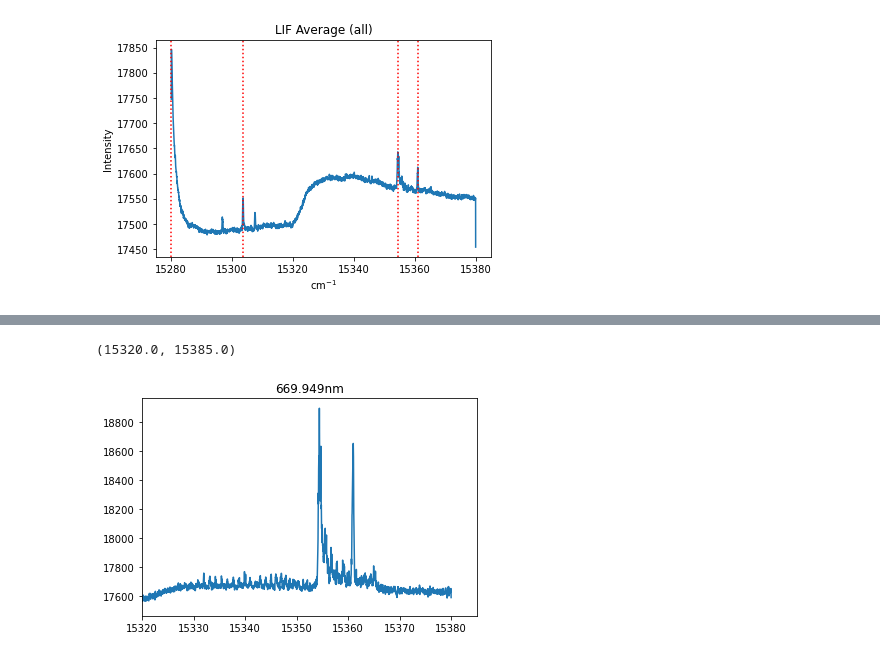
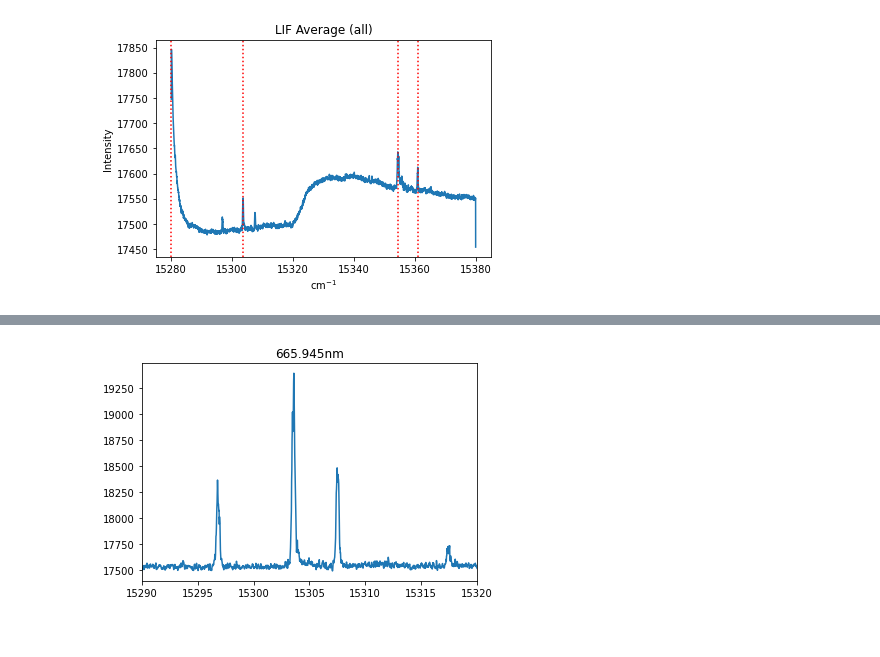
Before and after one commit to c-nielson/Heaven-Lab-Program-Repo, a Jupyter notebook: 2D Grapher.ipynb, the cells around one changed output, grey strips where cells are left out. Saved outputs shown, nothing was run; the diff lists cells and outputs as text; code cells hidden in the pictures.

Commit message:
Small adjustments to notebook; xlim and image saving

```diff
--- a/2D Grapher.ipynb
+++ b/2D Grapher.ipynb
@@ -93,0 +66,26 @@ slices = _2D_Utils.auto_slice(data_medfilt, DF_pts, LIF_pts, DF_min=DF_slice_min
+# %%
+desired_DF_prominence = 40
+desired_DF_width = 5
+# Change the above lines to determine peak selection sensitivity for DF slices
+
+desired_LIF_prominence = 75
+desired_LIF_width = 2
+# Change the above lines to determine peak selection sensitivity for LIF slices
+
+DF_slice_min = 15300
+DF_slice_max = 15310
+# Change the above lines to limit area of selection for DF slices; None will take average over all points
+
+df = _2D_Utils.DF_slice(data_medfilt, LIF_pts, DF_slice_min, DF_slice_max)
+
+df_peaks, _ = _2D_Utils.get_peaks(df, desired_DF_prominence, desired_DF_width)
+
+plt.plot(DF_pts, df)
+for peak in df_peaks:
+    plt.axvline(x=DF_pts[peak], color='r', linestyle=':')
+
+plt.title("DF Average (all)")
+plt.xlabel("nm")
+plt.ylabel("Intensity")
+
+slices = _2D_Utils.auto_slice(data_medfilt, DF_pts, LIF_pts, DF_min=DF_slice_min, DF_max=DF_slice_max, DF_prominence=desired_DF_prominence, LIF_prominence=desired_LIF_prominence, DF_width=desired_DF_width, LIF_width=desired_LIF_width)
@@ -98,14 +98,14 @@ Number of slices available: 8
 # %%
-desired_peak = 3 # Change this to select which slice to plot
+desired_peak = 4 # Change this to select which slice to plot
 peak_lines = False # Controls whether to draw vertical peak lines
 
 plt.plot(LIF_pts, slices[desired_peak][1])
 if peak_lines:
     for peak in slices[desired_peak][2][0]:
         plt.axvline(x=LIF_pts[peak], color='r', linestyle=':')
 plt.title(f'{round(DF_pts[slices[desired_peak][0]], 3)}nm')
 
-plt.xlim(15320)
+#plt.xlim(15290, 15320)
+#plt.savefig("15290-15320_665.945nm_.02cm.png", dpi=1200)
 # %% [output]
-(15320.0, 15385.0)
-[figure, old version]
+[figure, new version]
```
Also changed, not shown: parts of 3 cells of this notebook.
